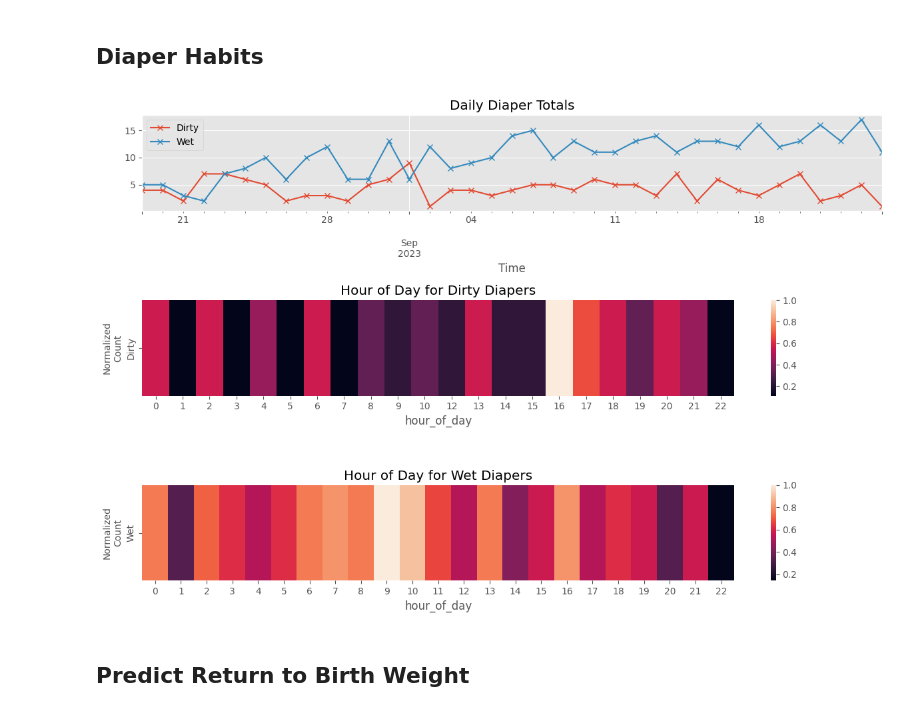
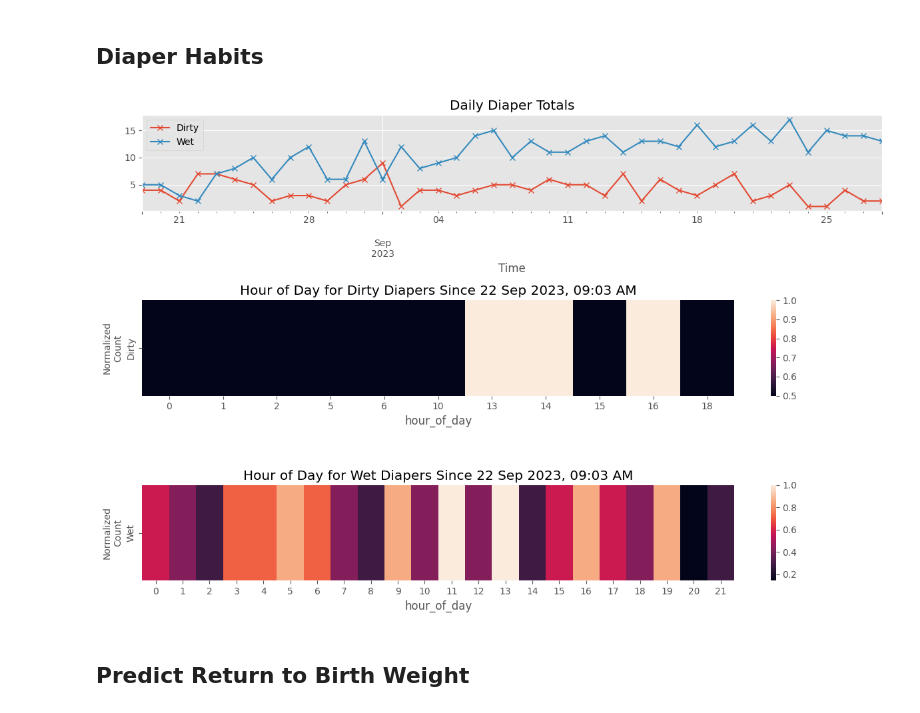
Before and after one commit to jgalloway42/andrews_baby_tracker, a Jupyter notebook: notebooks/andrews_data.ipynb, the cells around one changed output. Drawn from its saved outputs; the diff is of its cells as text; code cells hidden in the pictures.

```diff
--- a/notebooks/andrews_data.ipynb
+++ b/notebooks/andrews_data.ipynb
@@ -20,6 +20,14 @@ def get_data(filename):
 def get_days_between(datePast, dateFuture):
    difference = dateFuture - datePast
    return difference.total_seconds() / timedelta(days=1).total_seconds()
+# %%
+# set date range for recent analysis
+to_analyze = timedelta(days=7)
+
+def get_recent_filter(df):
+    start_date = (df.index[-1] - to_analyze)
+    analysis_flt = df.index > start_date
+    return start_date,analysis_flt
 # %% [markdown]
 ## Diaper Habits
 # %%
@@ -28,21 +36,25 @@ diaper_df['hour_of_day'] = [x.hour for x in diaper_df.index]
 diaper_df = pd.concat((diaper_df,pd.get_dummies(diaper_df.Status)),axis=1)
 diaper_df.Dirty = diaper_df.Dirty | diaper_df.Mixed
 diaper_df.Wet = diaper_df.Wet | diaper_df.Mixed
+
+start_date,analysis_flt = get_recent_filter(diaper_df)
 # %%
 f,axes = plt.subplots(nrows=3,ncols=1,figsize=(12,8))
 axes = axes.ravel()
 ax = diaper_df[['Dirty','Wet']].resample('D').sum().iloc[:-1].plot(marker='x',ax=axes[0])
 ax.set_title('Daily Diaper Totals')
 for ax,status in zip(axes[1:],['Dirty','Wet']):
-    tdf = diaper_df[diaper_df.Status == status].groupby('hour_of_day').sum().iloc[:-1]
+    tdf = diaper_df.loc[analysis_flt]
+    tdf = tdf[tdf.Status == status].groupby('hour_of_day').sum().iloc[:-1]
     tdf[status] = tdf[status]/tdf[status].abs().max()
     ax = sns.heatmap(data=tdf[[status]].transpose(),ax=ax)
     ax.set_ylabel('Normalized\nCount',fontsize=10)
-    ax.set_title(f'Hour of Day for {status} Diapers')
+    s = datetime.strftime(start_date,'%d %b %Y, %I:%M %p')
+    ax.set_title(f'Hour of Day for {status} Diapers Since {s}')
 plt.tight_layout()
 plt.savefig(os.path.join(figure_path,'diapers.png'))
 # %% [output]
-[figure, old version]
+[figure, new version]
 # %% [markdown]
 ## Predict Return to Birth Weight
 # %%
```
Also changed, not shown: parts of 6 cells of this notebook, 6 other files.
